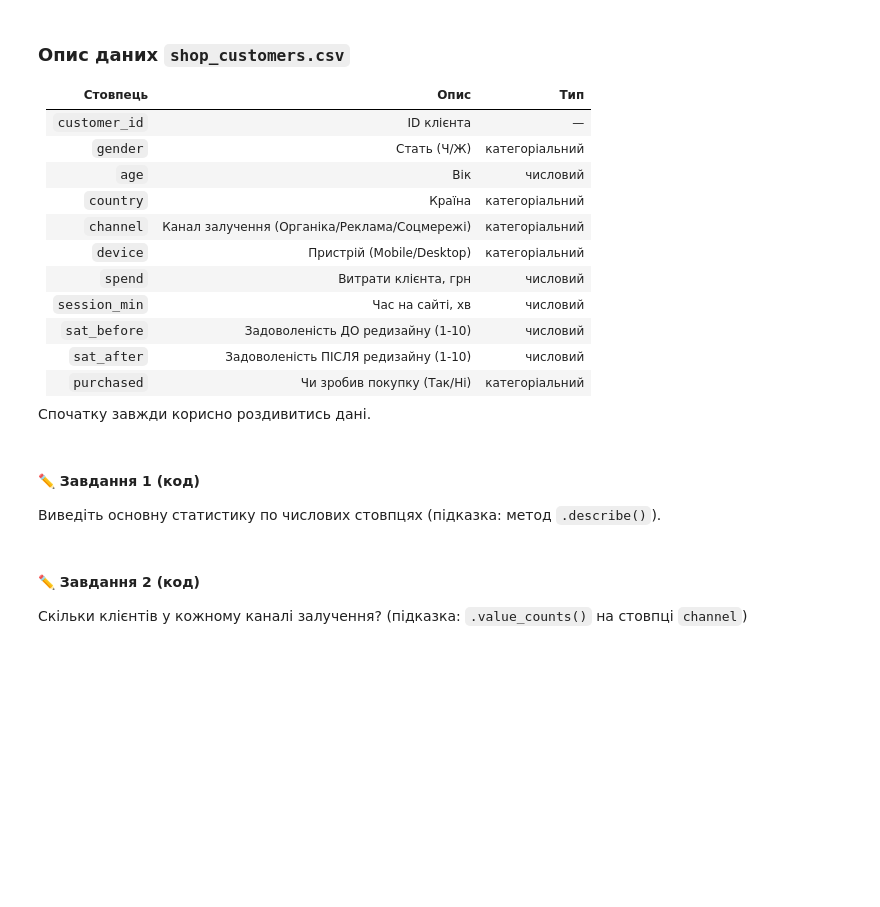
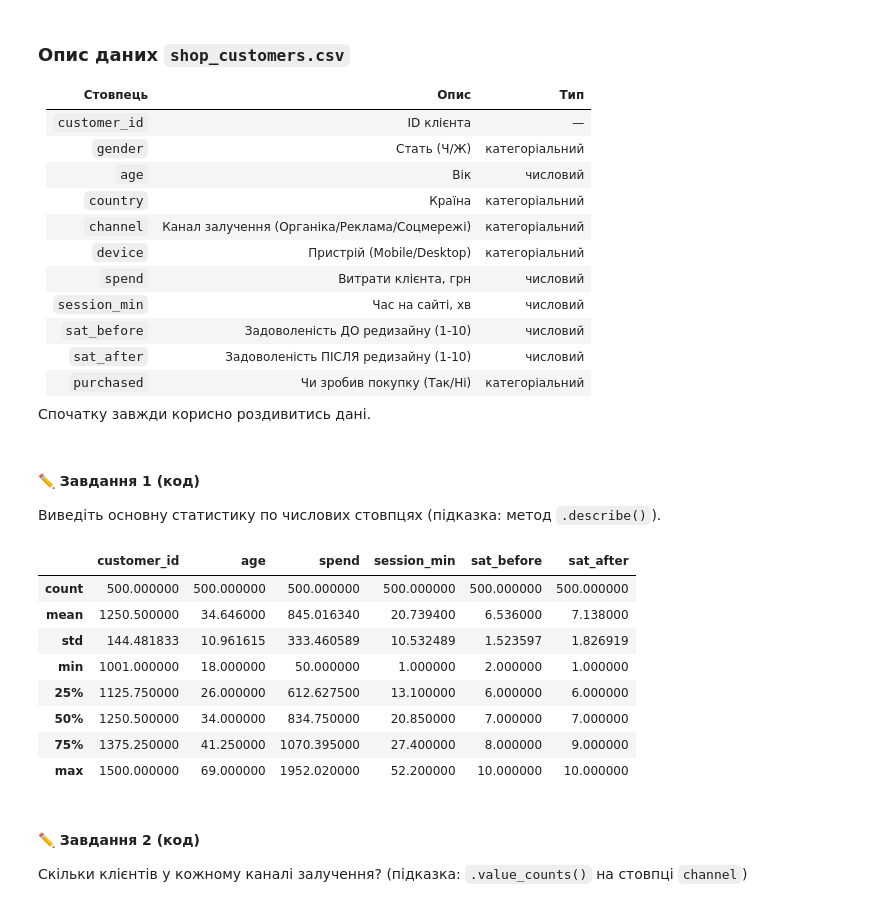
Before and after one commit to rudmaxx/DTA_Python, a Jupyter notebook: Statistic/practice_stat_tests.ipynb, the cells around one changed output. Drawn from its saved outputs; the diff is of its cells as text; code cells hidden in the pictures; blank space fills up the shorter version.

```diff
--- a/Statistic/practice_stat_tests.ipynb
+++ b/Statistic/practice_stat_tests.ipynb
@@ -67,6 +76,17 @@ df.head()
 Виведіть основну статистику по числових стовпцях (підказка: метод `.describe()`).
 # %%
 # Завдання 1:
+df.describe()
+# %% [output]
+|  | customer_id | age | spend | session_min | sat_before | sat_after |
+| count | 500.000000 | 500.000000 | 500.000000 | 500.000000 | 500.000000 | 500.000000 |
+| mean | 1250.500000 | 34.646000 | 845.016340 | 20.739400 | 6.536000 | 7.138000 |
+| std | 144.481833 | 10.961615 | 333.460589 | 10.532489 | 1.523597 | 1.826919 |
+| min | 1001.000000 | 18.000000 | 50.000000 | 1.000000 | 2.000000 | 1.000000 |
+| 25% | 1125.750000 | 26.000000 | 612.627500 | 13.100000 | 6.000000 | 6.000000 |
+| 50% | 1250.500000 | 34.000000 | 834.750000 | 20.850000 | 7.000000 | 7.000000 |
+| 75% | 1375.250000 | 41.250000 | 1070.395000 | 27.400000 | 8.000000 | 9.000000 |
+| max | 1500.000000 | 69.000000 | 1952.020000 | 52.200000 | 10.000000 | 10.000000 |
 # %% [markdown]
 #### ✏️ Завдання 2 (код)
 
```
Also changed, not shown: parts of 10 cells of this notebook.
